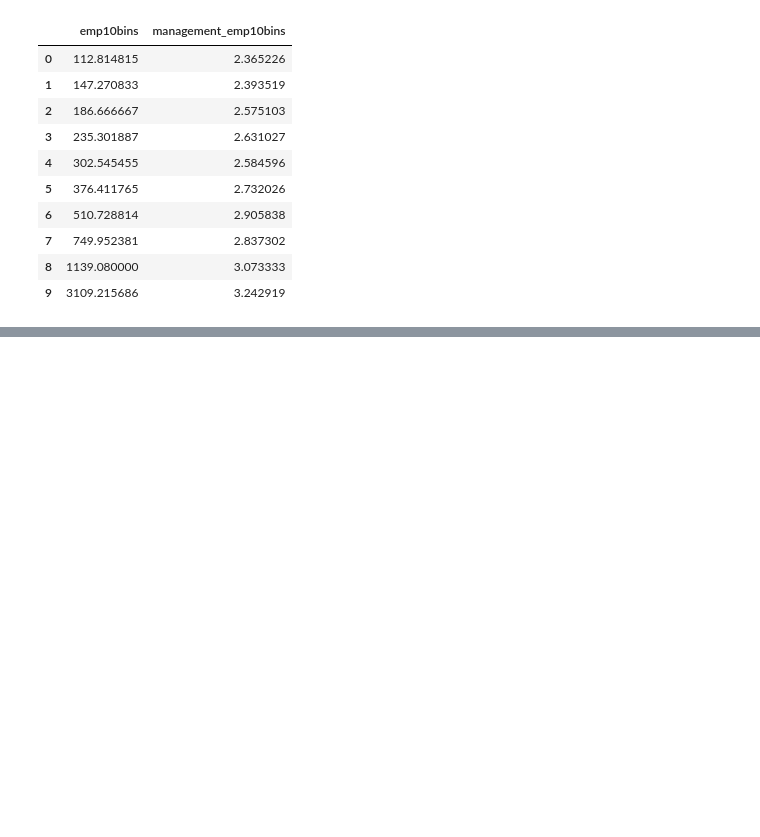
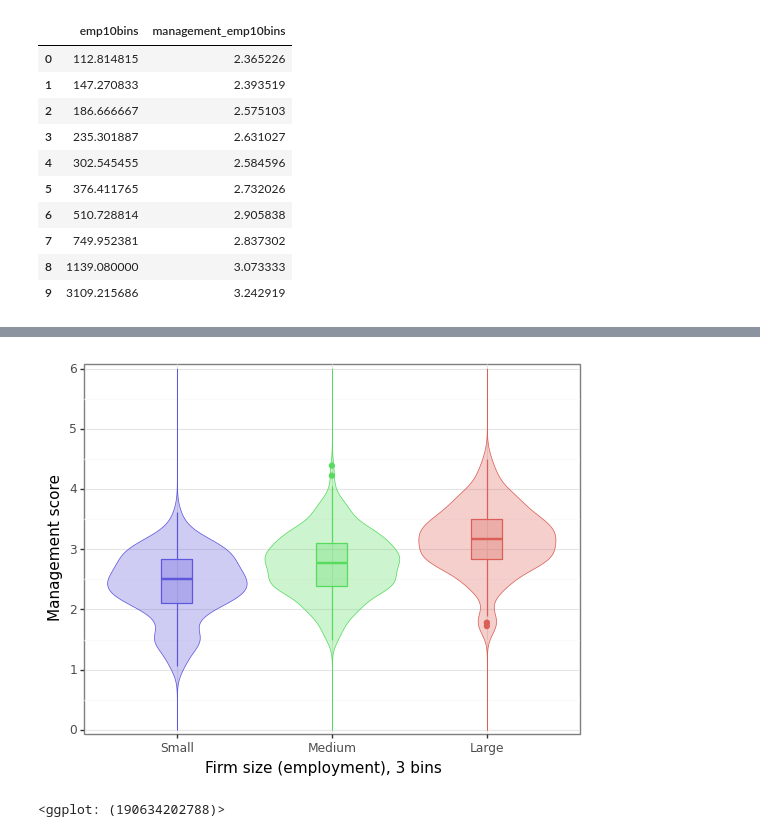
Before and after one commit to felipesebben/bk_data_analysis_studies, a Jupyter notebook: da_data_exercises/ch04-comparison_correlation/02-wms_management_ex1/02_wms_management_ex1.ipynb, the cells around one changed output, grey strips where cells are left out. Cells and saved outputs as stored; diff of their text form; code cells hidden in the pictures; blank space fills up the shorter version.

```diff
--- a/da_data_exercises/ch04-comparison_correlation/02-wms_management_ex1/02_wms_management_ex1.ipynb
+++ b/da_data_exercises/ch04-comparison_correlation/02-wms_management_ex1/02_wms_management_ex1.ipynb
@@ -517,0 +593,31 @@ ggplot(df1, aes(x="emp10bins", y="management_emp10bins")) + geom_point(
+# %%
+ggplot(df,
+       aes(x="pd.Categorical(df['emp3bins'], categories=sorted(set(df['emp3bins']), reverse=True))",
+           y="management",
+           color="emp3bins",
+           fill="emp3bins",
+               ),
+    ) + geom_violin(
+        aes(group="emp3bins"),
+        alpha=0.3,
+        size=0.3,
+        trim=False,
+        show_legend=False,
+        na_rm=True,
+    ) + geom_boxplot(
+        aes(group="emp3bins"),
+        size=0.5,
+        alpha=0.3,
+        width=0.2,
+        na_rm=True,
+    ) + labs(
+        x="Firm size (employment), 3 bins",
+        y="Management score"
+    ) + scale_y_continuous(
+        expand=(0.01, 0.01), limits=(0, 6), breaks=seq(0, 7, 1)
+    ) + guides(
+        fill=False, color=False
+    ) + theme_bw()
+# %% [output]
+[figure, added]
+<ggplot: (190634202788)>
```
Also changed, not shown: parts of 32 cells of this notebook, 1 other file.
